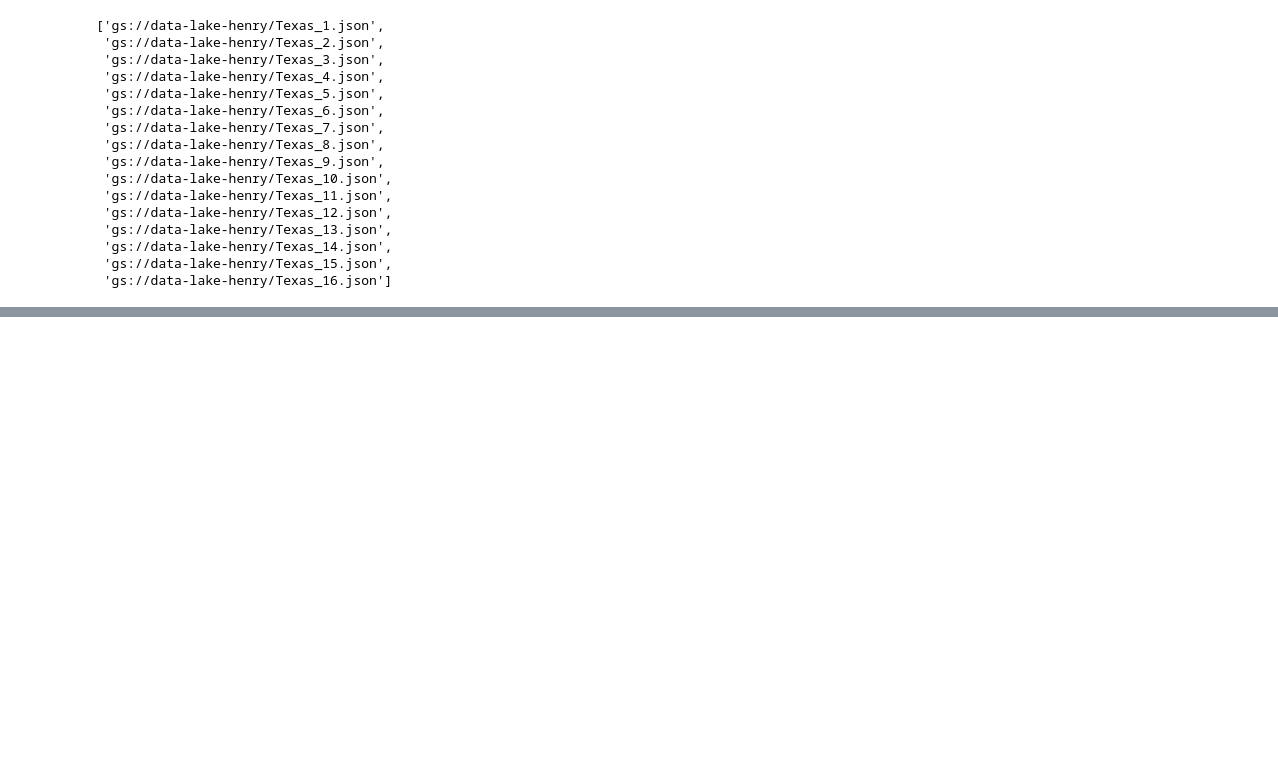
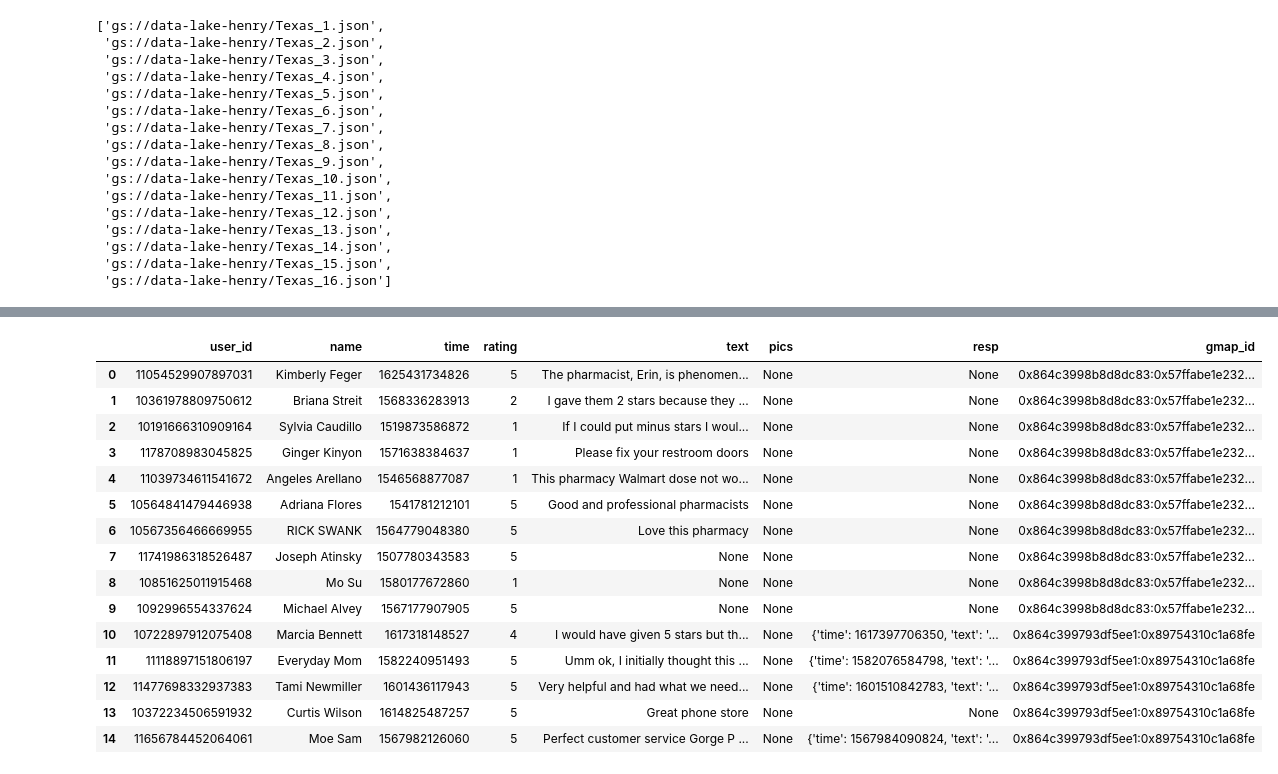
Before and after one commit to Tinmarian/Big_Data_Project-Google_Reviews, a Jupyter notebook: test_gcs_api.ipynb, the cells around one changed output, grey strips where cells are left out. Drawn from its saved outputs; the diff is of its cells as text; code cells hidden in the pictures; blank space fills up the shorter version.

```diff
--- a/test_gcs_api.ipynb
+++ b/test_gcs_api.ipynb
@@ -81,0 +82,19 @@ pd.read_json('data/Google Maps/estados/review-Texas/1.json', lines=True).head()
+# %%
+df.head(15)
+# %% [output]
+|  | user_id | name | time | rating | text | pics | resp | gmap_id |
+| 0 | 11054529907897031 | Kimberly Feger | 1625431734826 | 5 | The pharmacist, Erin, is phenomen... | None | None | 0x864c3998b8d8dc83:0x57ffabe1e232... |
+| 1 | 10361978809750612 | Briana Streit | 1568336283913 | 2 | I gave them 2 stars because they ... | None | None | 0x864c3998b8d8dc83:0x57ffabe1e232... |
+| 2 | 10191666310909164 | Sylvia Caudillo | 1519873586872 | 1 | If I could put minus stars I woul... | None | None | 0x864c3998b8d8dc83:0x57ffabe1e232... |
+| 3 | 1178708983045825 | Ginger Kinyon | 1571638384637 | 1 | Please fix your restroom doors | None | None | 0x864c3998b8d8dc83:0x57ffabe1e232... |
+| 4 | 11039734611541672 | Angeles Arellano | 1546568877087 | 1 | This pharmacy Walmart dose not wo... | None | None | 0x864c3998b8d8dc83:0x57ffabe1e232... |
+| 5 | 10564841479446938 | Adriana Flores | 1541781212101 | 5 | Good and professional pharmacists | None | None | 0x864c3998b8d8dc83:0x57ffabe1e232... |
+| 6 | 10567356466669955 | RICK SWANK | 1564779048380 | 5 | Love this pharmacy | None | None | 0x864c3998b8d8dc83:0x57ffabe1e232... |
+| 7 | 11741986318526487 | Joseph Atinsky | 1507780343583 | 5 | None | None | None | 0x864c3998b8d8dc83:0x57ffabe1e232... |
+| 8 | 10851625011915468 | Mo Su | 1580177672860 | 1 | None | None | None | 0x864c3998b8d8dc83:0x57ffabe1e232... |
+| 9 | 1092996554337624 | Michael Alvey | 1567177907905 | 5 | None | None | None | 0x864c3998b8d8dc83:0x57ffabe1e232... |
+| 10 | 10722897912075408 | Marcia Bennett | 1617318148527 | 4 | I would have given 5 stars but th... | None | {'time': 1617397706350, 'text': '... | 0x864c399793df5ee1:0x89754310c1a68fe |
+| 11 | 11118897151806197 | Everyday Mom | 1582240951493 | 5 | Umm ok, I initially thought this ... | None | {'time': 1582076584798, 'text': '... | 0x864c399793df5ee1:0x89754310c1a68fe |
+| 12 | 11477698332937383 | Tami Newmiller | 1601436117943 | 5 | Very helpful and had what we need... | None | {'time': 1601510842783, 'text': '... | 0x864c399793df5ee1:0x89754310c1a68fe |
+| 13 | 10372234506591932 | Curtis Wilson | 1614825487257 | 5 | Great phone store | None | None | 0x864c399793df5ee1:0x89754310c1a68fe |
+| 14 | 11656784452064061 | Moe Sam | 1567982126060 | 5 | Perfect customer service Gorge P ... | None | {'time': 1567984090824, 'text': '... | 0x864c399793df5ee1:0x89754310c1a68fe |
```
Also changed, not shown: parts of 8 cells of this notebook, 1 other file.
